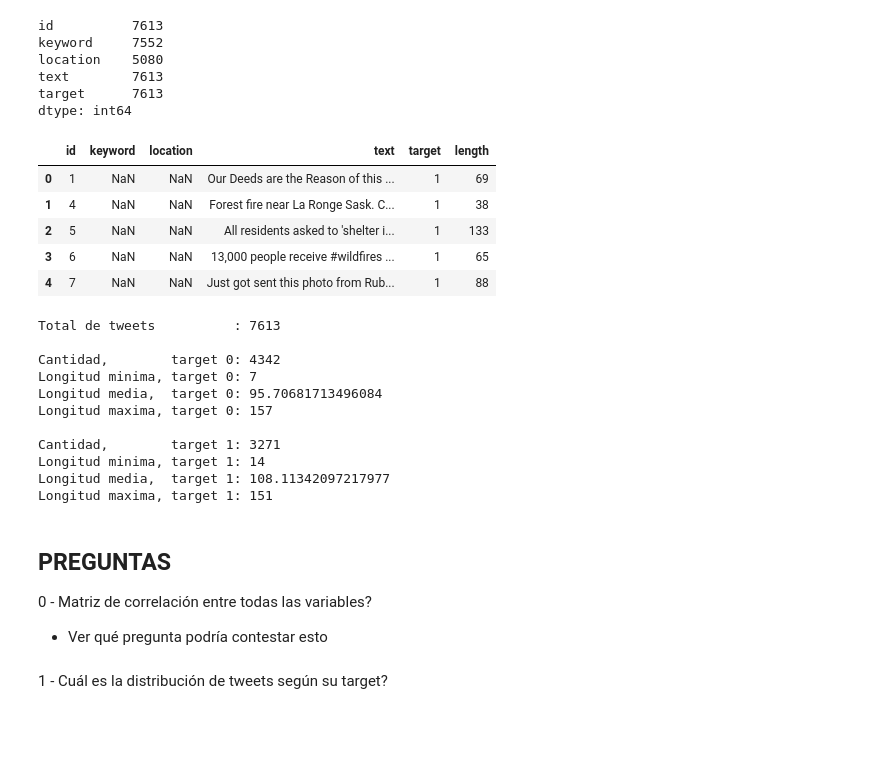
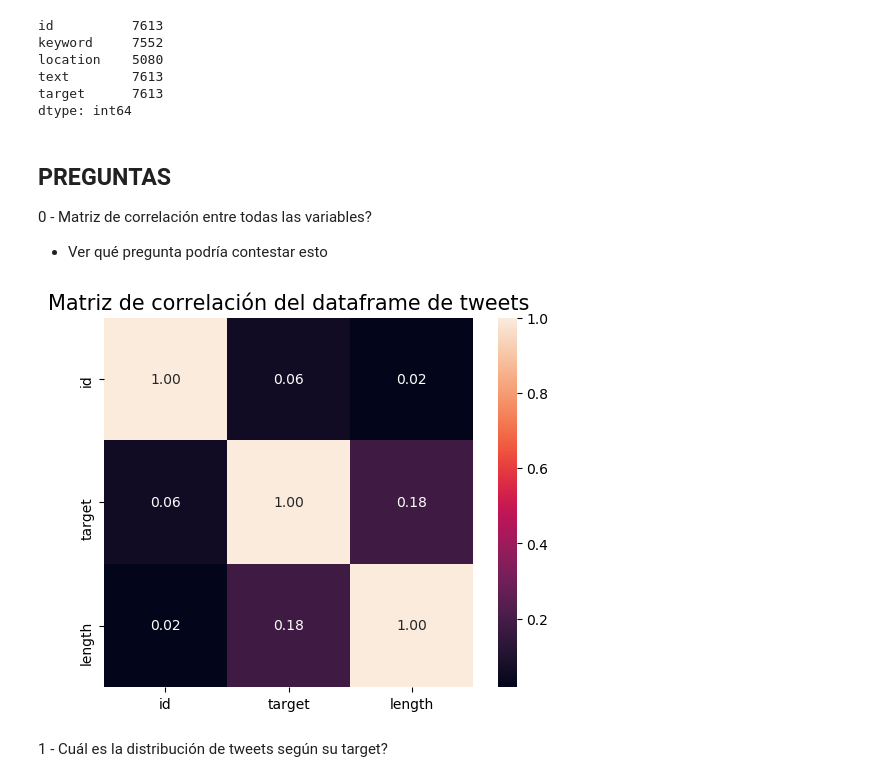
Before and after one commit to patopizzini/Organizacion_Datos_1C2020, a Jupyter notebook: TP1/TP1_JM.ipynb, the cells around one changed output. Saved outputs shown, nothing was run; the diff lists cells and outputs as text; code cells hidden in the pictures; blank space fills up the shorter version.

```diff
--- a/TP1/TP1_JM.ipynb
+++ b/TP1/TP1_JM.ipynb
@@ -56,45 +58,10 @@ location    5080
 text        7613
 target      7613
 dtype: int64
+# %%
+#Relleno de nulos
+tweets['keyword'] = tweets['keyword'].fillna('None')
+tweets['location'] = tweets['location'].fillna('Unknown')
 # %%
 #Calculamos la longitud de los tweets en el set de datos, y la guardamos en una nueva columna
 tweets['length'] = tweets['text'].str.len()
-
-#Revisamos el resultado
-tweets.head()
-# %% [output]
-|  | id | keyword | location | text | target | length |
-| 0 | 1 | NaN | NaN | Our Deeds are the Reason of this ... | 1 | 69 |
-| 1 | 4 | NaN | NaN | Forest fire near La Ronge Sask. C... | 1 | 38 |
-| 2 | 5 | NaN | NaN | All residents asked to 'shelter i... | 1 | 133 |
-| 3 | 6 | NaN | NaN | 13,000 people receive #wildfires ... | 1 | 65 |
-| 4 | 7 | NaN | NaN | Just got sent this photo from Rub... | 1 | 88 |
-# %%
-#Nos quedamos con los tweets que tienen target 0 y target 1 en 2 series, respectivamente
-tweets_lengths_0 = tweets[tweets['target'] == 0]
-tweets_lengths_0_s = tweets_lengths_0['length']
-tweets_lengths_1 = tweets[tweets['target'] == 1]
-tweets_lengths_1_s = tweets_lengths_1['length']
-
-#Imprimimos el total de tweets y valores maximos, minimos, medios de longitud para cada serie
-print("Total de tweets          : " + str(tweets['target'].count()) + "\n")
-print("Cantidad,        target 0: " + str(tweets_lengths_0_s.count()))
-print("Longitud minima, target 0: " + str(tweets_lengths_0_s.min()))
-print("Longitud media,  target 0: " + str(tweets_lengths_0_s.mean()))
-print("Longitud maxima, target 0: " + str(tweets_lengths_0_s.max()) + "\n")
-print("Cantidad,        target 1: " + str(tweets_lengths_1_s.count()))
-print("Longitud minima, target 1: " + str(tweets_lengths_1_s.min()))
-print("Longitud media,  target 1: " + str(tweets_lengths_1_s.mean()))
-print("Longitud maxima, target 1: " + str(tweets_lengths_1_s.max()))
-# %% [output]
-Total de tweets          : 7613
-
-Cantidad,        target 0: 4342
-Longitud minima, target 0: 7
-Longitud media,  target 0: 95.70681713496084
-Longitud maxima, target 0: 157
-
-Cantidad,        target 1: 3271
-Longitud minima, target 1: 14
-Longitud media,  target 1: 108.11342097217977
-Longitud maxima, target 1: 151
@@ -103,6 +76,15 @@ Longitud maxima, target 1: 151
 
 0 - Matriz de correlación entre todas las variables?
 - Ver qué pregunta podría contestar esto
+# %%
+# Matriz de correlaciones como heatmap
+plt.figure()
+ax1 = sns.heatmap(tweets.corr(method='pearson', min_periods=1), square=True, annot=True, fmt='.2f')
+ax1.set_title("Matriz de correlación del dataframe de tweets", fontsize=figure_sub_title_fs);
+
+plt.show()
+# %% [output]
+[figure, added]
 # %% [markdown]
 1 - Cuál es la distribución de tweets según su target?
 # %%
```
Also changed, not shown: parts of 16 cells of this notebook.
